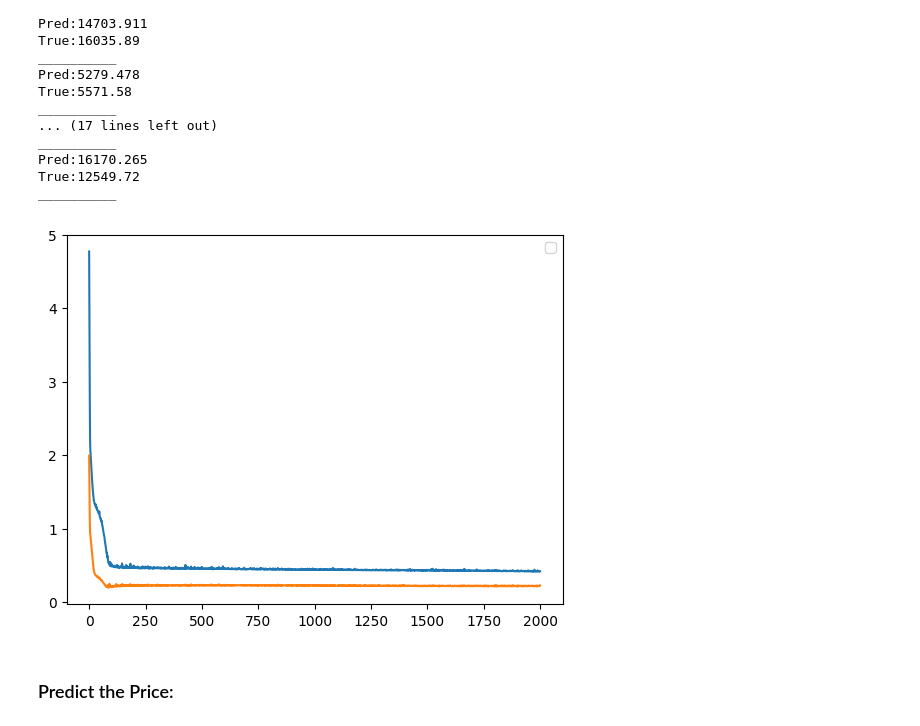
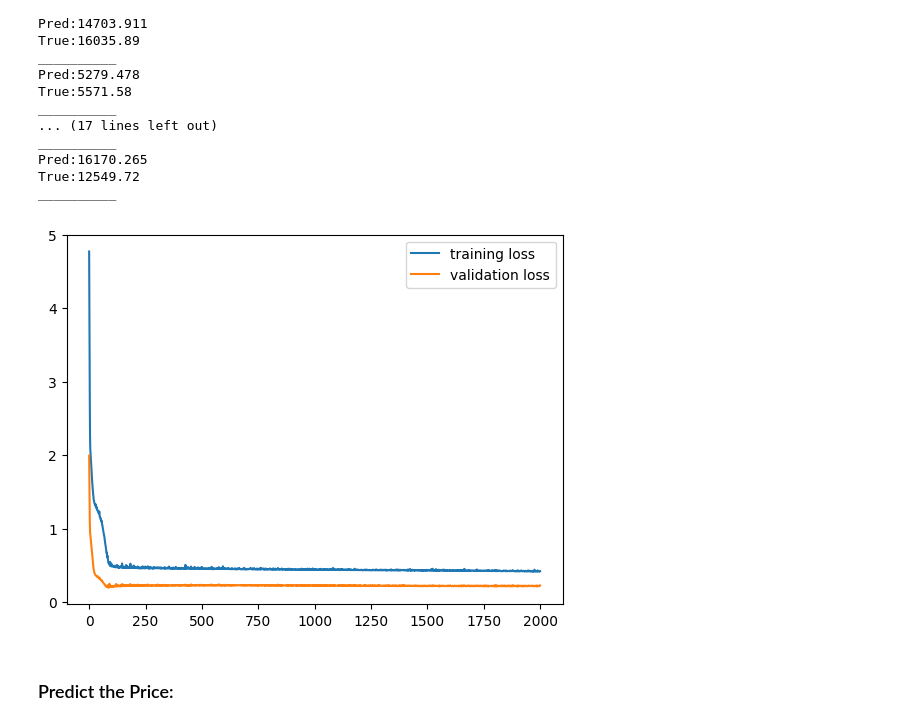
Before and after one commit to JensH-2157843/AML_Project, a Jupyter notebook: src/neural_networks/Price_prediction.ipynb, the cells around one changed output. Cells and saved outputs as stored; diff of their text form; code cells hidden in the pictures.

```diff
--- a/src/neural_networks/Price_prediction.ipynb
+++ b/src/neural_networks/Price_prediction.ipynb
@@ -267,12 +271,12 @@ Pred:16170.265
 True:12549.72
 __________
 # %%
-plt.plot(losses)
-plt.plot(val_losses)
+plt.plot(losses, label="training loss")
+plt.plot(val_losses, label="validation loss")
 plt.legend()
 plt.show()
 # %% [output]
-[figure, old version]
+[figure, new version]
 # %% [markdown]
 ### Predict the Price:
 # %%
```
Also changed, not shown: parts of 4 cells of this notebook.
